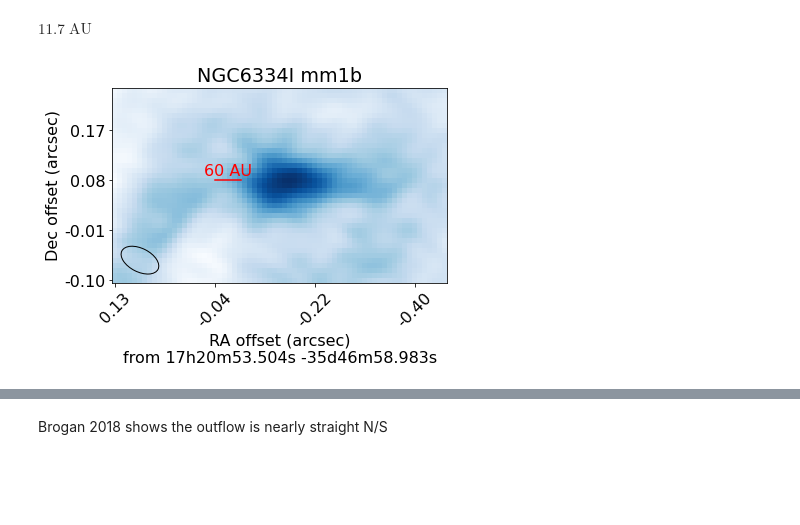
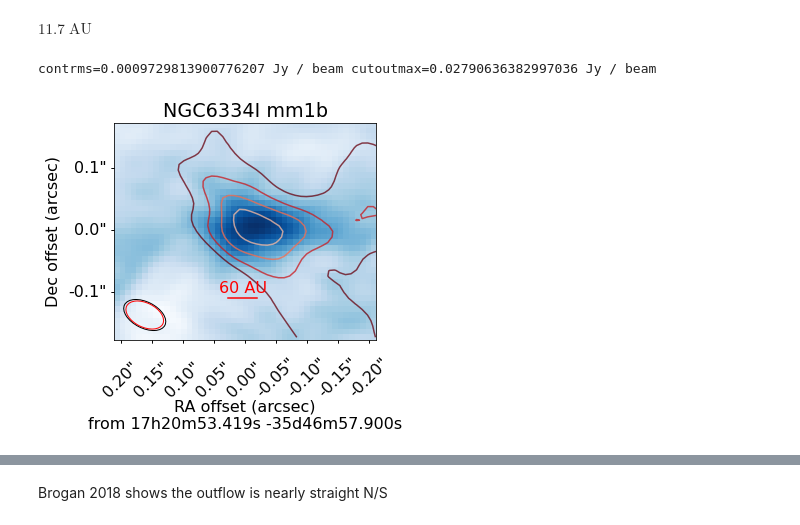
Before and after one commit to keflavich/saltmining, a Jupyter notebook: notebooks/SanhuezaN6334I.ipynb, the cells around one changed output, grey strips where cells are left out. Saved outputs shown, nothing was run; the diff lists cells and outputs as text; code cells hidden in the pictures; blank space fills up the shorter version.

```diff
--- a/notebooks/SanhuezaN6334I.ipynb
+++ b/notebooks/SanhuezaN6334I.ipynb
@@ -38,3 +38,4 @@ from spectral_cube import SpectralCube
 from astropy import units as u
 from astropy.visualization import quantity_support
 quantity_support()
+pl.rcParams['figure.facecolor'] = 'w'
@@ -1137,43 +1184,96 @@ pixscale_au
 # %% [output]
 $11.7 \; \mathrm{AU}$
 # %%
-m0 = stackcmm1b.subcube_from_regions(mm1b).moment0()
+m0 = stackcmm1b.subcube_from_regions(mm1b).moment0()[:,10:-10]
 
-pl.imshow(m0.value, cmap='Blues', origin='lower',)# vmax=m0.value.max()*2,)
+ax = pl.subplot(projection=m0.wcs)
+ax.imshow(m0.value, cmap='Blues', origin='lower',)# vmax=m0.value.max()*2,)
           #norm=simple_norm(m0.value, stretch='log', max_cut=m0.value.max()*10))
-ax = pl.gca()
 
 dp_60 = (60*u.au / pixscale_au).decompose()
 
 pl.title("NGC6334I mm1b")
-pl.plot([20, 20+dp_60], [20,20], color='r')
-pl.text(20 + dp_60/2, 21, f'60 AU', horizontalalignment='center', color='r')
+pl.plot([20, 20+dp_60], [7,7], color='r')
+pl.text(20 + dp_60/2, 8, f'60 AU', horizontalalignment='center', color='r')
 pixscale = np.abs((wcs.utils.proj_plane_pixel_area(stackcmm1b.wcs.celestial)**0.5*u.deg).to(u.arcsec))
 axlims = ax.axis()
 
+
+offset_loc = stackcmm1b.wcs.celestial.pixel_to_world(xc,yc)
+offset_loc = mm1b[0].center
+
 xc,yc = 15,11
+xc,yc = stackcmm1b.wcs.celestial.world_to_pixel(offset_loc)
 xtlocs = ax.get_xticks()
 xticklabels = map(lambda x: f"{x:0.2f}", (xc-xtlocs)*pixscale.value)
 pl.xticks(xtlocs, xticklabels, rotation=45)
 
 ytlocs = ax.get_yticks()
 yticklabels = map(lambda x: f"{x:0.2f}", (ytlocs-yc)*pixscale.value)
 pl.yticks(ytlocs, yticklabels, rotation=0)
 
 
 ax.axis(axlims)
 
 bm = stackcmm1b.beam
 bmell = bm.ellipse_to_plot(5, 4, pixscale)
 bmell.set_facecolor('none')
 bmell.set_edgecolor('k')
 pl.gca().add_artist(bmell)
-offset_loc = stackcmm1b.wcs.celestial.pixel_to_world(xc,yc)
 
 
-ax.set_xlabel(f"RA offset (arcsec)\nfrom {offset_loc.to_string('hmsdms', precision=3)}")
-ax.set_ylabel("Dec offset (arcsec)")
+
+ra = ax.coords['ra']
+ra.set_auto_axislabel(False)
+dec = ax.coords['dec']
+ra.set_coord_type('longitude', 180)
+overlay = ax.get_coords_overlay(offset_loc.skyoffset_frame())
+ra.set_ticklabel_visible(False)
+dec.set_ticklabel_visible(False)
+ra.set_ticks_visible(False)
+dec.set_ticks_visible(False)
+
+lon = overlay['lon']
+lon.set_coord_type('longitude', 180)
+lon.set_format_unit(u.arcsec)
+lon.set_ticklabel(rotation=45, pad=40)
+lon.set_ticks_position('b')
+lon.set_ticklabel_position('b')
+lon.set_axislabel_position('b')
+lon.set_axislabel(" ")
+lon.set_ticks(spacing=0.05*u.arcsec)
+lat = overlay['lat']
+lat.set_format_unit(u.arcsec)
+lat.set_ticklabel()
+lat.set_ticks_position('l')
+lat.set_ticklabel_position('l')
+lat.set_axislabel_position('l')
+lat.set_axislabel(" ")
+
+
+lon.set_axislabel(f"RA offset (arcsec)\nfrom {offset_loc.to_string('hmsdms', precision=3)}")
+lat.set_axislabel("Dec offset (arcsec)")
+
 pl.savefig("NGC6334Imm1b_NaCl_mom0_ticks.png", bbox_inches='tight', dpi=300)
+
+
+
+cont = SpectralCube.read('NGC6334I.config8.allchannels_avg.selfcal_0.5_hogbom.image.fits')
+regmm1b = mm1b
+contcutout = cont.subcube_from_regions(regmm1b)
+contrms = cont.std()
+print(f"contrms={contrms} cutoutmax={contcutout.max()}")
+
+ax.contour(contcutout[0], transform=ax.get_transform(contcutout[0].wcs), levels=(10+np.arange(5)*5)*contrms, cmap='Reds_r', alpha=0.75)
+cbm = cont.beam
+cbmell = cbm.ellipse_to_plot(5, 4, pixscale)
+cbmell.set_facecolor('none')
+cbmell.set_edgecolor('r')
+ax.add_artist(cbmell)
+
+
+pl.savefig("NGC6334Imm1b_NaCl_mom0_ticks_withcont.png", bbox_inches='tight', dpi=300)
 # %% [output]
+contrms=0.0009729813900776207 Jy / beam cutoutmax=0.02790636382997036 Jy / beam
-[figure, old version]
+[figure, new version]
 # %%
```
Also changed, not shown: parts of 20 cells of this notebook, 22 other files.
